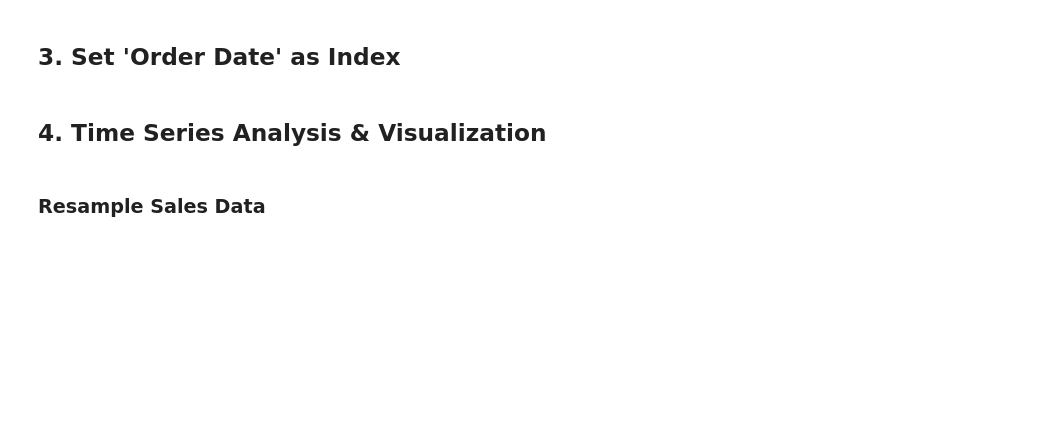
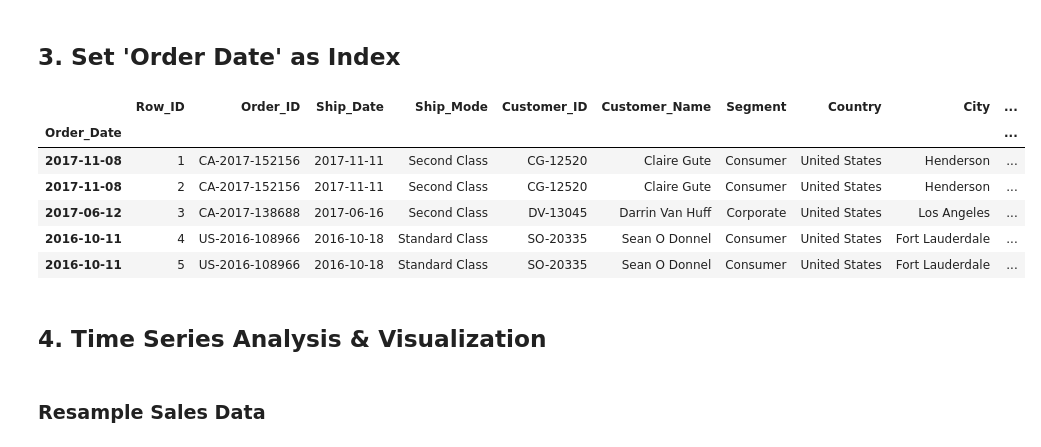
Before and after one commit to Melbinmatheew/Sales_Retail-prediction, a Jupyter notebook: notebooks/02_eda_feature_engineering.ipynb, the cells around one changed output. Drawn from its saved outputs; the diff is of its cells as text; code cells hidden in the pictures; blank space fills up the shorter version.

```diff
--- a/notebooks/02_eda_feature_engineering.ipynb
+++ b/notebooks/02_eda_feature_engineering.ipynb
@@ -19,8 +26,16 @@ df.head()
 # %% [markdown]
 ## 3. Set 'Order Date' as Index
 # %%
-df.set_index('Order Date', inplace=True)
+df.set_index('Order_Date', inplace=True)
 df.head()
+# %% [output]
+|  | Row_ID | Order_ID | Ship_Date | Ship_Mode | Customer_ID | Customer_Name | Segment | Country | City | ... |
+| Order_Date |  |  |  |  |  |  |  |  |  | ... |
+| 2017-11-08 | 1 | CA-2017-152156 | 2017-11-11 | Second Class | CG-12520 | Claire Gute | Consumer | United States | Henderson | ... |
+| 2017-11-08 | 2 | CA-2017-152156 | 2017-11-11 | Second Class | CG-12520 | Claire Gute | Consumer | United States | Henderson | ... |
+| 2017-06-12 | 3 | CA-2017-138688 | 2017-06-16 | Second Class | DV-13045 | Darrin Van Huff | Corporate | United States | Los Angeles | ... |
+| 2016-10-11 | 4 | US-2016-108966 | 2016-10-18 | Standard Class | SO-20335 | Sean O Donnel | Consumer | United States | Fort Lauderdale | ... |
+| 2016-10-11 | 5 | US-2016-108966 | 2016-10-18 | Standard Class | SO-20335 | Sean O Donnel | Consumer | United States | Fort Lauderdale | ... |
 # %% [markdown]
 ## 4. Time Series Analysis & Visualization
 # %% [markdown]
```
Also changed, not shown: parts of 12 cells of this notebook, 9 other files.
